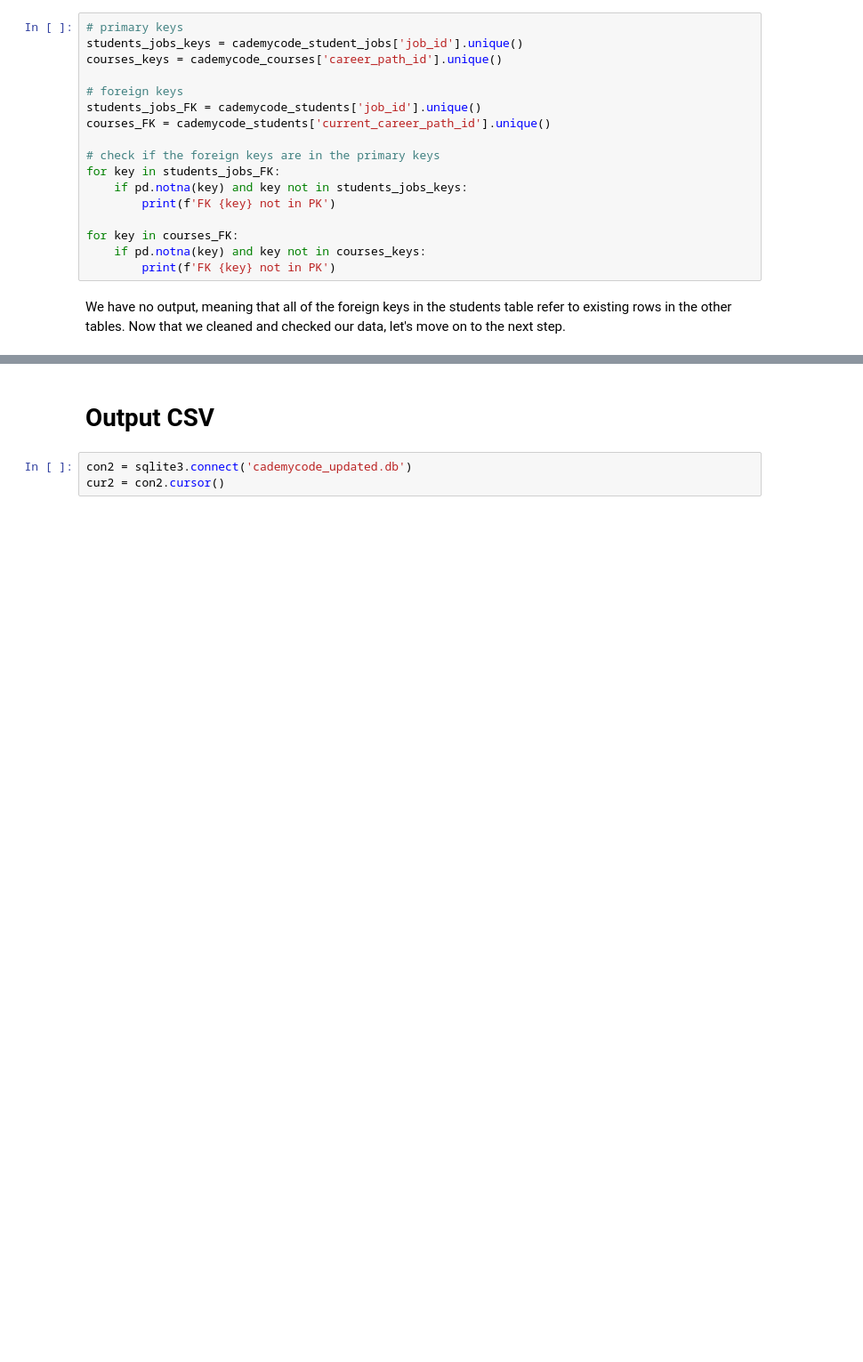
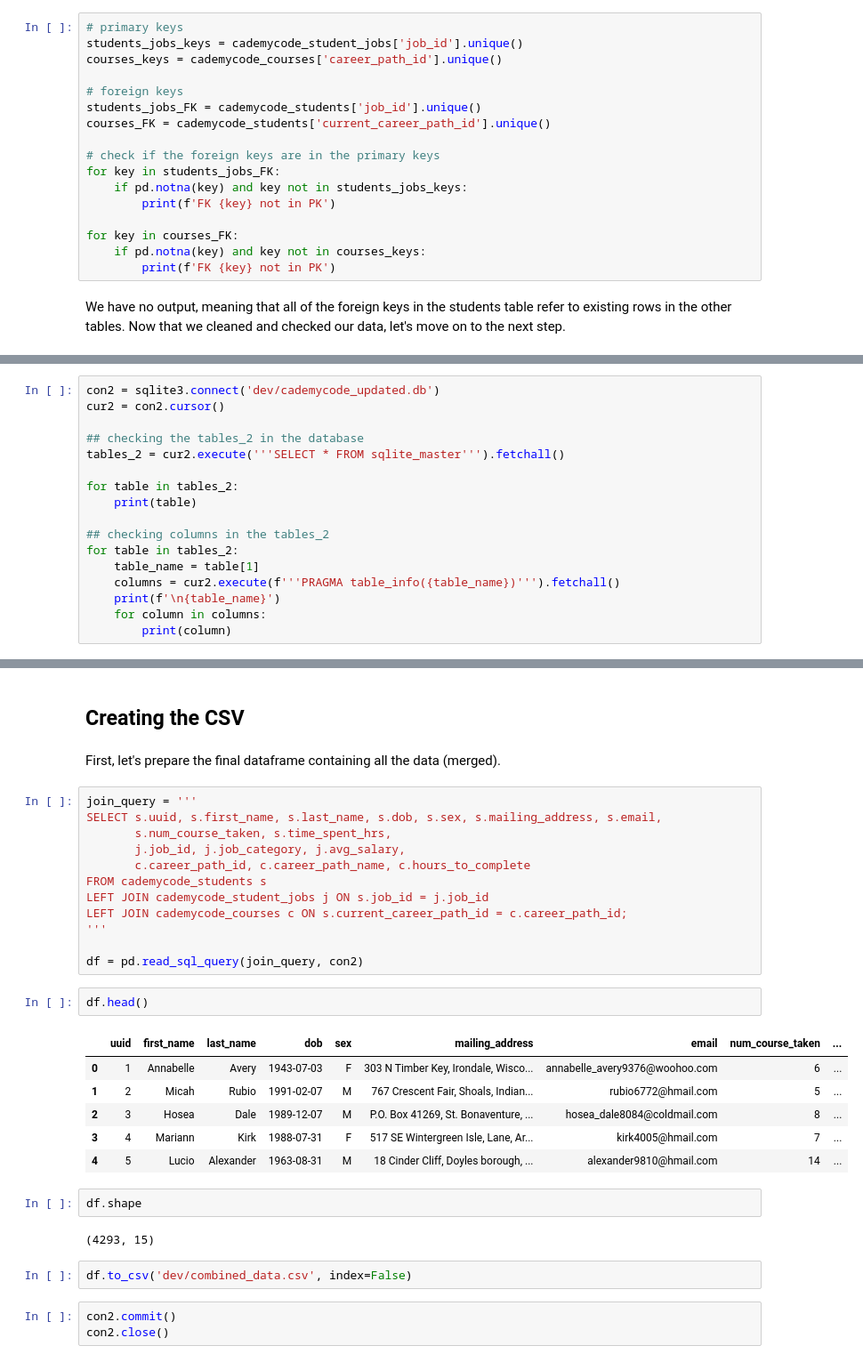
Before and after one commit to zuzaszk/codecademy-portfolio, a Jupyter notebook: main.ipynb, the cells around one changed output, grey strips where cells are left out. Shown at 89% size. Drawn from its saved outputs; the diff is of its cells as text; blank space fills up the shorter version.

```diff
--- a/main.ipynb
+++ b/main.ipynb
@@ -405,0 +411,17 @@ We have no output, meaning that all of the foreign keys in the students table re
+# %%
+con2 = sqlite3.connect('dev/cademycode_updated.db')
+cur2 = con2.cursor()
+
+## checking the tables_2 in the database
+tables_2 = cur2.execute('''SELECT * FROM sqlite_master''').fetchall()
+
+for table in tables_2:
+    print(table)
+
+## checking columns in the tables_2
+for table in tables_2:
+    table_name = table[1]
+    columns = cur2.execute(f'''PRAGMA table_info({table_name})''').fetchall()
+    print(f'\n{table_name}')
+    for column in columns:
+        print(column)
@@ -406,5 +630,34 @@ We have no output, meaning that all of the foreign keys in the students table re
 # %% [markdown]
-# Output CSV
+## Creating the CSV
-# %%
-con2 = sqlite3.connect('cademycode_updated.db')
-cur2 = con2.cursor()
+# %% [markdown]
+First, let's prepare the final dataframe containing all the data (merged).
+# %%
+join_query = '''
+SELECT s.uuid, s.first_name, s.last_name, s.dob, s.sex, s.mailing_address, s.email,
+       s.num_course_taken, s.time_spent_hrs,
+       j.job_id, j.job_category, j.avg_salary,
+       c.career_path_id, c.career_path_name, c.hours_to_complete
+FROM cademycode_students s
+LEFT JOIN cademycode_student_jobs j ON s.job_id = j.job_id
+LEFT JOIN cademycode_courses c ON s.current_career_path_id = c.career_path_id;
+'''
+
+df = pd.read_sql_query(join_query, con2)
+# %%
+df.head()
+# %% [output]
+|  | uuid | first_name | last_name | dob | sex | mailing_address | email | num_course_taken | ... |
+| 0 | 1 | Annabelle | Avery | 1943-07-03 | F | 303 N Timber Key, Irondale, Wisco... | annabelle_avery9376@woohoo.com | 6 | ... |
+| 1 | 2 | Micah | Rubio | 1991-02-07 | M | 767 Crescent Fair, Shoals, Indian... | rubio6772@hmail.com | 5 | ... |
+| 2 | 3 | Hosea | Dale | 1989-12-07 | M | P.O. Box 41269, St. Bonaventure, ... | hosea_dale8084@coldmail.com | 8 | ... |
+| 3 | 4 | Mariann | Kirk | 1988-07-31 | F | 517 SE Wintergreen Isle, Lane, Ar... | kirk4005@hmail.com | 7 | ... |
+| 4 | 5 | Lucio | Alexander | 1963-08-31 | M | 18 Cinder Cliff, Doyles borough, ... | alexander9810@hmail.com | 14 | ... |
+# %%
+df.shape
+# %% [output]
+(4293, 15)
+# %%
+df.to_csv('dev/combined_data.csv', index=False)
+# %%
+con2.commit()
+con2.close()
```
Also changed, not shown: parts of 22 cells of this notebook, 4 other files.
